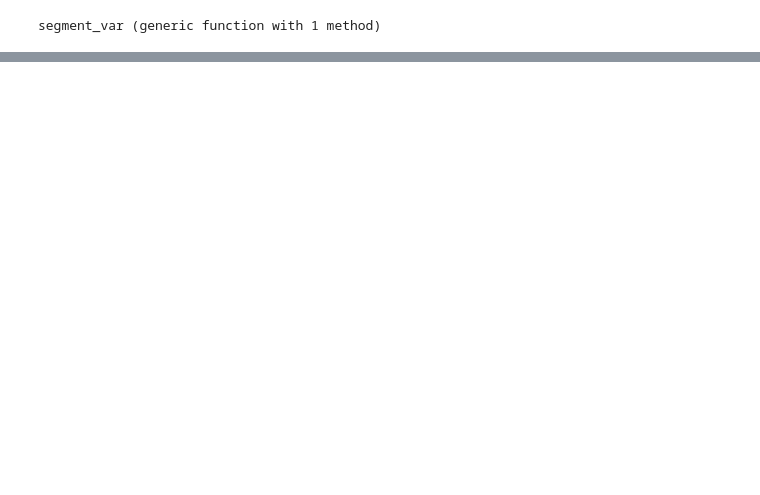
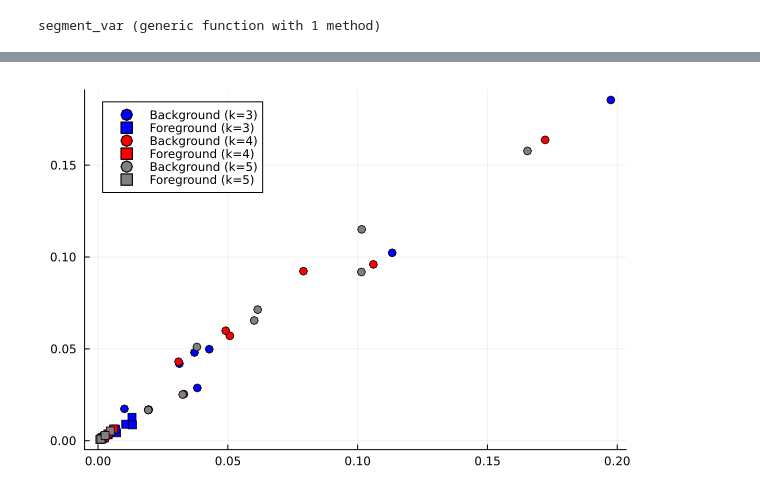
Before and after one commit to danielmwatkins/calval_tgrs, a Jupyter notebook: notebooks/floe_metrics.ipynb, the cells around one changed output, grey strips where cells are left out. Saved outputs shown, nothing was run; the diff lists cells and outputs as text; code cells hidden in the pictures; blank space fills up the shorter version.

```diff
--- a/notebooks/floe_metrics.ipynb
+++ b/notebooks/floe_metrics.ipynb
@@ -108,0 +123,7 @@ mosaicview(
+# %%
+cloud_mask = Watkins2025CloudMask().(fc_imgs)
+land_mask = modis_landmask.(case) .|> x -> x .> 0
+fc_masked = apply_landmask.(fc_imgs, land_mask)
+fc_masked .= apply_landmask.(fc_masked, cloud_mask)
+proc_gray_masked = [Gray.(g) for g in apply_landmask.(tc_imgs, land_mask)]
+proc_gray_masked .= apply_landmask.(proc_gray_masked, cloud_mask)
@@ -108,0 +168,38 @@ mosaicview(
+# %%
+kmeans_segments = SegmentedImage.(tc_imgs, kmeans_result_3 .|> x -> Int64.(x));
+
+variance_b1 = segment_var.(kmeans_segments, b1);
+variance_b2 = segment_var.(kmeans_segments, b2);
+b1_bg = variance_b1 .|> x -> x[0]
+b2_bg = variance_b2 .|> x -> x[0]
+b1_fg = variance_b1 .|> x -> x[1]
+b2_fg = variance_b2 .|> x -> x[1]
+
+scatter(b1_bg, b2_bg, label="Background (k=3)", marker=:o, color=:blue)
+scatter!(b1_fg, b2_fg, label="Foreground (k=3)", marker=:r, color=:blue)
+
+kmeans_segments = SegmentedImage.(tc_imgs, kmeans_result_4 .|> x -> Int64.(x));
+
+variance_b1 = segment_var.(kmeans_segments, b1);
+variance_b2 = segment_var.(kmeans_segments, b2);
+b1_bg = variance_b1 .|> x -> x[0]
+b2_bg = variance_b2 .|> x -> x[0]
+b1_fg = variance_b1 .|> x -> x[1]
+b2_fg = variance_b2 .|> x -> x[1]
+
+scatter!(b1_bg, b2_bg, label="Background (k=4)", marker=:o, color=:red)
+scatter!(b1_fg, b2_fg, label="Foreground (k=4)", marker=:r, color=:red)
+
+kmeans_segments = SegmentedImage.(tc_imgs, kmeans_result_5 .|> x -> Int64.(x));
+
+variance_b1 = segment_var.(kmeans_segments, b1);
+variance_b2 = segment_var.(kmeans_segments, b2);
+b1_bg = variance_b1 .|> x -> x[0]
+b2_bg = variance_b2 .|> x -> x[0]
+b1_fg = variance_b1 .|> x -> x[1]
+b2_fg = variance_b2 .|> x -> x[1]
+
+scatter!(b1_bg, b2_bg, label="Background (k=5)", marker=:o, color=:gray)
+scatter!(b1_fg, b2_fg, label="Foreground (k=5)", marker=:r, color=:gray)
+# %% [output]
+[figure, added]
```
Also changed, not shown: parts of 18 cells of this notebook.
